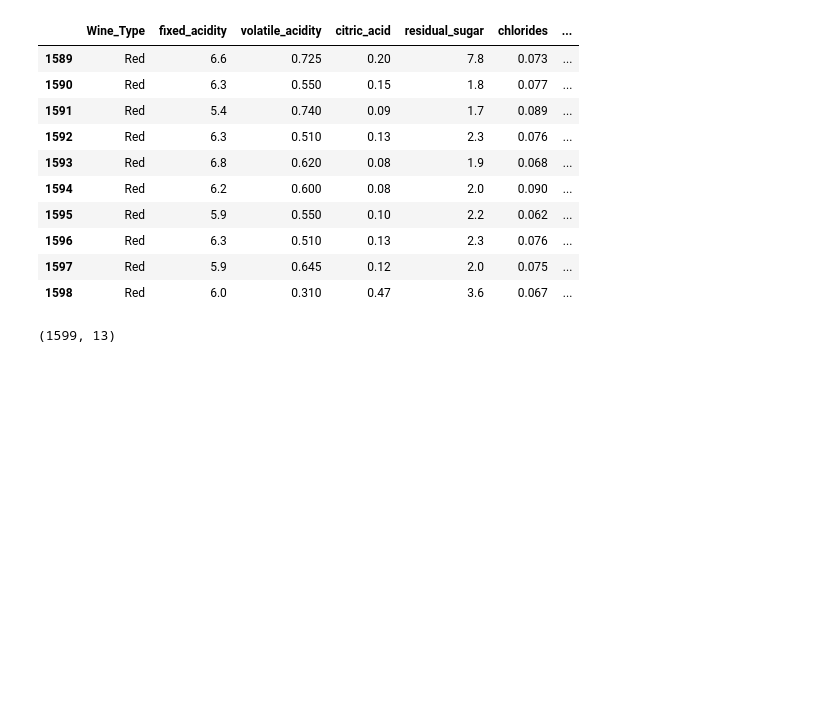
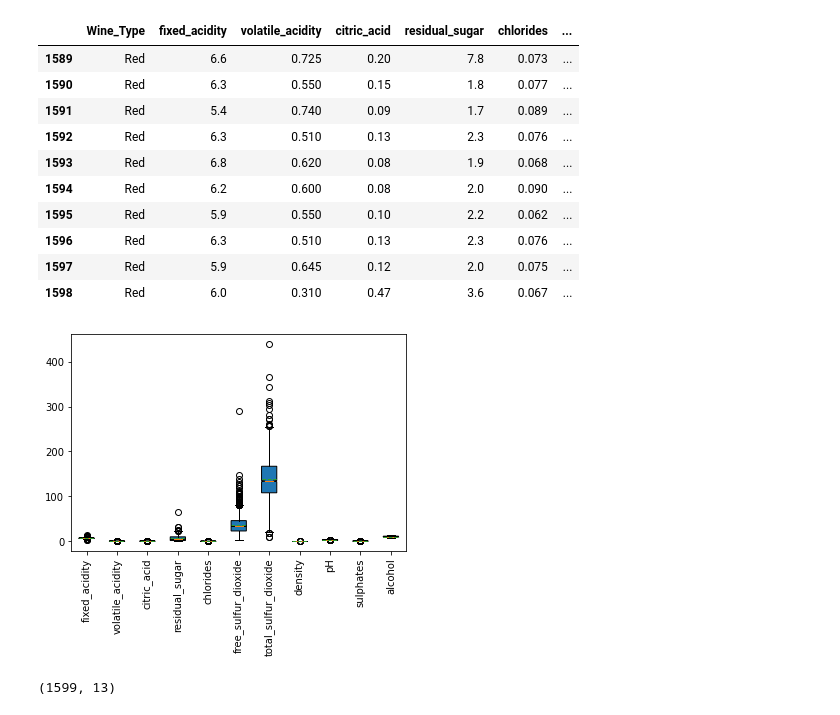
Before and after one commit to nmdollhopf/team1_wine_project, a Jupyter notebook: Wine_exploratory_analysis.ipynb, the cells around one changed output. Cells and saved outputs as stored; diff of their text form; code cells hidden in the pictures; blank space fills up the shorter version.

Commit message:
additional box plots; added plots for parameters before outliers removed

```diff
--- a/Wine_exploratory_analysis.ipynb
+++ b/Wine_exploratory_analysis.ipynb
@@ -289,6 +289,33 @@ White_Red_Concat_df.tail(10)
 # Save concatenated file to CSV
 
 White_Red_Concat_df.to_csv('wine_qaulity_White_Red_Concat.csv')
+# %%
+# plot white wine parameters
+
+
+fixed_acidity_white = White_Wine_Rename_df["fixed_acidity"]
+volatile_acidity_white = White_Wine_Rename_df["volatile_acidity"]
+citric_acid_white = White_Wine_Rename_df["citric_acid"]
+residual_sugar_white = White_Wine_Rename_df["residual_sugar"]
+chlorides_white = White_Wine_Rename_df["chlorides"]
+free_sulfur_dioxide_white = White_Wine_Rename_df["free_sulfur_dioxide"]
+total_sulfur_dioxide_white = White_Wine_Rename_df["total_sulfur_dioxide"]
+density_white = White_Wine_Rename_df["density"]
+pH_white = White_Wine_Rename_df["pH"]
+sulphates_white = White_Wine_Rename_df["sulphates"]
+alcohol_white = White_Wine_Rename_df["alcohol"]
+# %%
+# box plots white wine
+
+fig, ax = plt.subplots()
+
+columns_white = [fixed_acidity_white,volatile_acidity_white,citric_acid_white,residual_sugar_white,chlorides_white, free_sulfur_dioxide_white, total_sulfur_dioxide_white, density_white,pH_white,sulphates_white,alcohol_white]
+ax.boxplot(columns_white,notch=True, patch_artist=True,meanline=True, showmeans=True)
+plt.xticks([1,2,3,4,5,6,7,8,9,10,11], ["fixed_acidity","volatile_acidity","citric_acid","residual_sugar","chlorides", "free_sulfur_dioxide", "total_sulfur_dioxide","density","pH","sulphates","alcohol"], rotation=90)
+
+plt.show()
+# %% [output]
+[figure, added]
 # %%
 Red_Wine_Rename_df.shape
 # %% [output]
```
Also changed, not shown: parts of 10 cells of this notebook.
